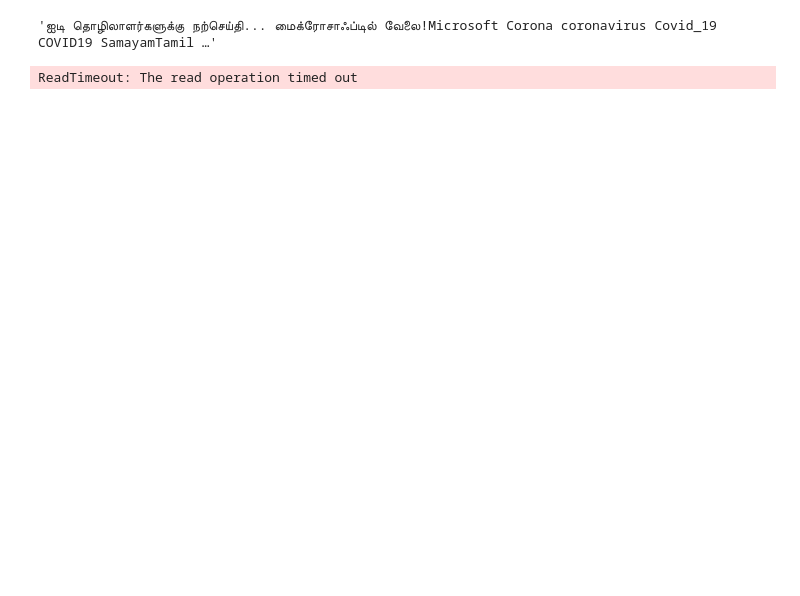
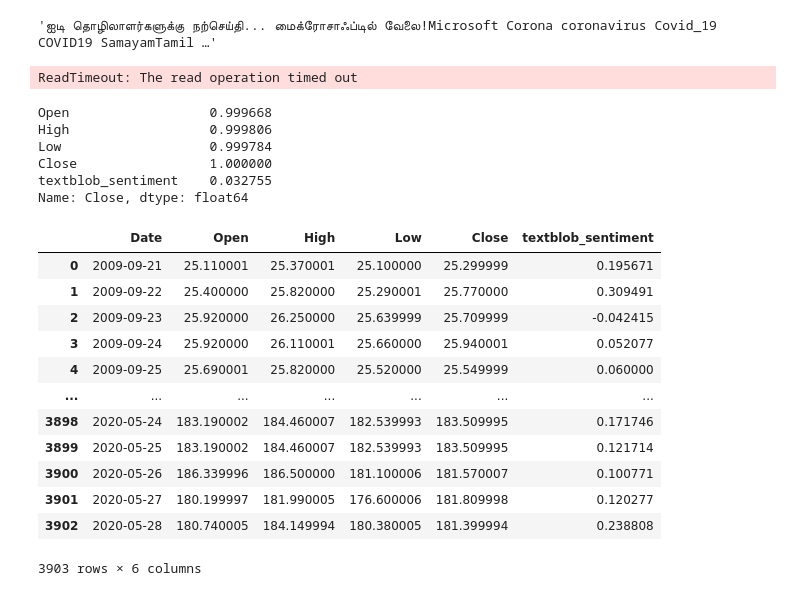
Before and after one commit to anmolcool007/stock-prediction, a Jupyter notebook: data/microsoft_verified_users/Preprocess.ipynb, the cells around one changed output. Drawn from its saved outputs; the diff is of its cells as text; code cells hidden in the pictures; blank space fills up the shorter version.

```diff
--- a/data/microsoft_verified_users/Preprocess.ipynb
+++ b/data/microsoft_verified_users/Preprocess.ipynb
@@ -98,0 +101,31 @@ df['tweets'] = pd.DataFrame(tweets)
+# %%
+df = pd.read_csv("verified_MSFT-textblob.csv")
+del df['Unnamed: 0']
+del df['Unnamed: 0.1']
+del df['Volume']
+del df['Adj Close']
+# %%
+df.corr()['Close']
+# %% [output]
+Open                  0.999668
+High                  0.999806
+Low                   0.999784
+Close                 1.000000
+textblob_sentiment    0.032755
+Name: Close, dtype: float64
+# %%
+df
+# %% [output]
+|  | Date | Open | High | Low | Close | textblob_sentiment |
+| 0 | 2009-09-21 | 25.110001 | 25.370001 | 25.100000 | 25.299999 | 0.195671 |
+| 1 | 2009-09-22 | 25.400000 | 25.820000 | 25.290001 | 25.770000 | 0.309491 |
+| 2 | 2009-09-23 | 25.920000 | 26.250000 | 25.639999 | 25.709999 | -0.042415 |
+| 3 | 2009-09-24 | 25.920000 | 26.110001 | 25.660000 | 25.940001 | 0.052077 |
+| 4 | 2009-09-25 | 25.690001 | 25.820000 | 25.520000 | 25.549999 | 0.060000 |
+| ... | ... | ... | ... | ... | ... | ... |
+| 3898 | 2020-05-24 | 183.190002 | 184.460007 | 182.539993 | 183.509995 | 0.171746 |
+| 3899 | 2020-05-25 | 183.190002 | 184.460007 | 182.539993 | 183.509995 | 0.121714 |
+| 3900 | 2020-05-26 | 186.339996 | 186.500000 | 181.100006 | 181.570007 | 0.100771 |
+| 3901 | 2020-05-27 | 180.199997 | 181.990005 | 176.600006 | 181.809998 | 0.120277 |
+| 3902 | 2020-05-28 | 180.740005 | 184.149994 | 180.380005 | 181.399994 | 0.238808 |
+3903 rows × 6 columns
```
Also changed, not shown: parts of 9 cells of this notebook, 48 other files.
